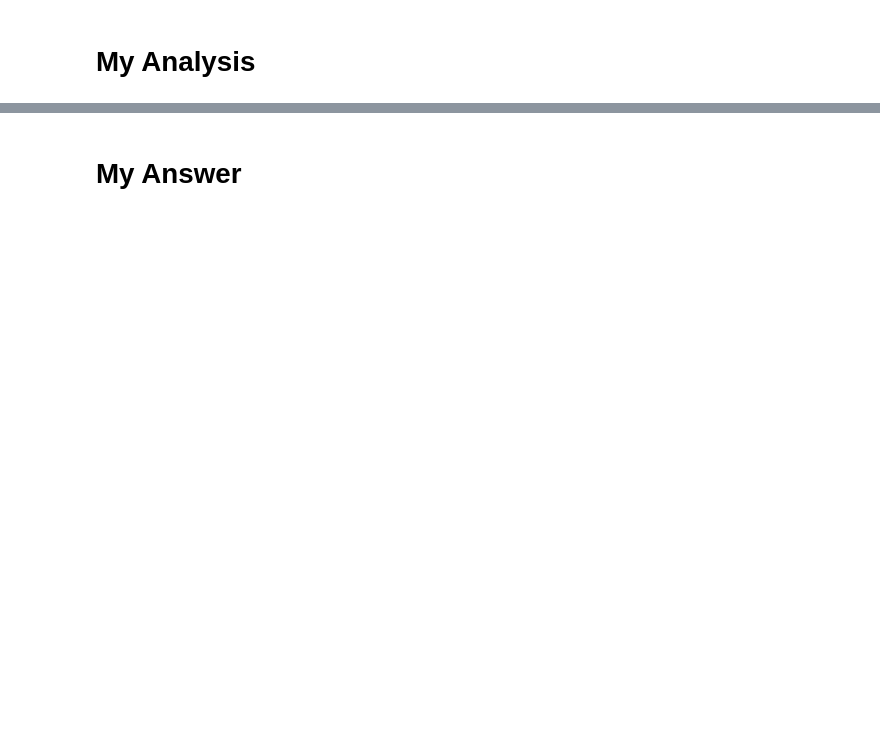
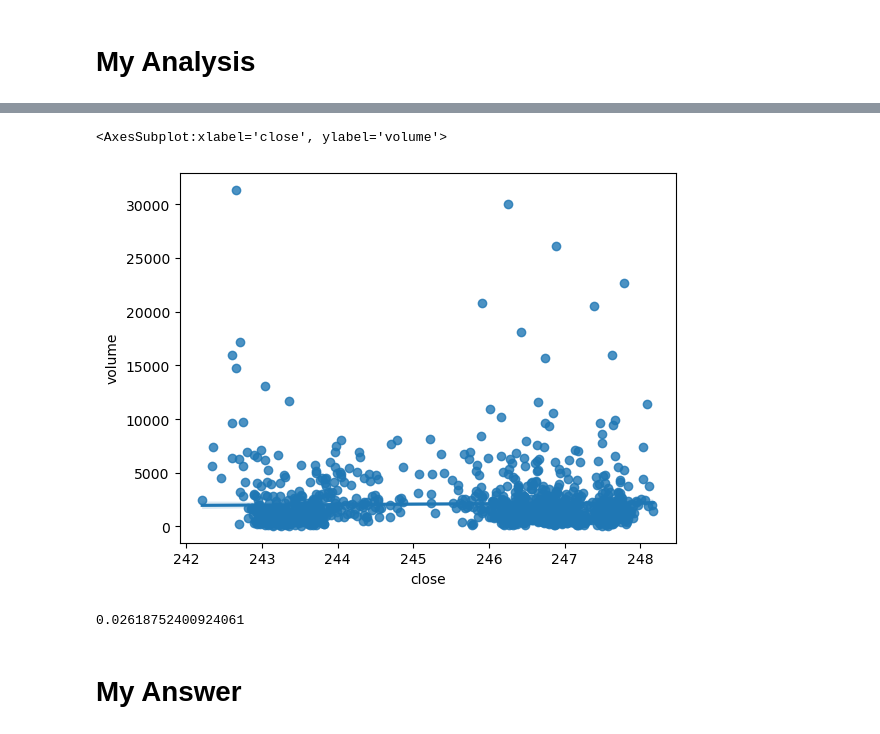
Before and after one commit to applepot437/ai, a Jupyter notebook: sem 1/Semester 1 final/Final+Project+Template.ipynb, the cells around one changed output, grey strips where cells are left out. Saved outputs shown, nothing was run; the diff lists cells and outputs as text; code cells hidden in the pictures; blank space fills up the shorter version.

```diff
--- a/sem 1/Semester 1 final/Final+Project+Template.ipynb
+++ b/sem 1/Semester 1 final/Final+Project+Template.ipynb
@@ -63,0 +79,5 @@ df.head()
+# %%
+sns.regplot(x='close', y='volume', data=df)
+# %% [output]
+<AxesSubplot:xlabel='close', ylabel='volume'>
+[figure, added]
@@ -64,3 +93,8 @@ df.head()
+# %%
+correlation = df["close"].corr(df["volume"])
+print(correlation)
+# %% [output]
+0.02618752400924061
 # %% [markdown]
 # My Answer
 # %% [markdown]
```
Also changed, not shown: parts of 8 cells of this notebook.
